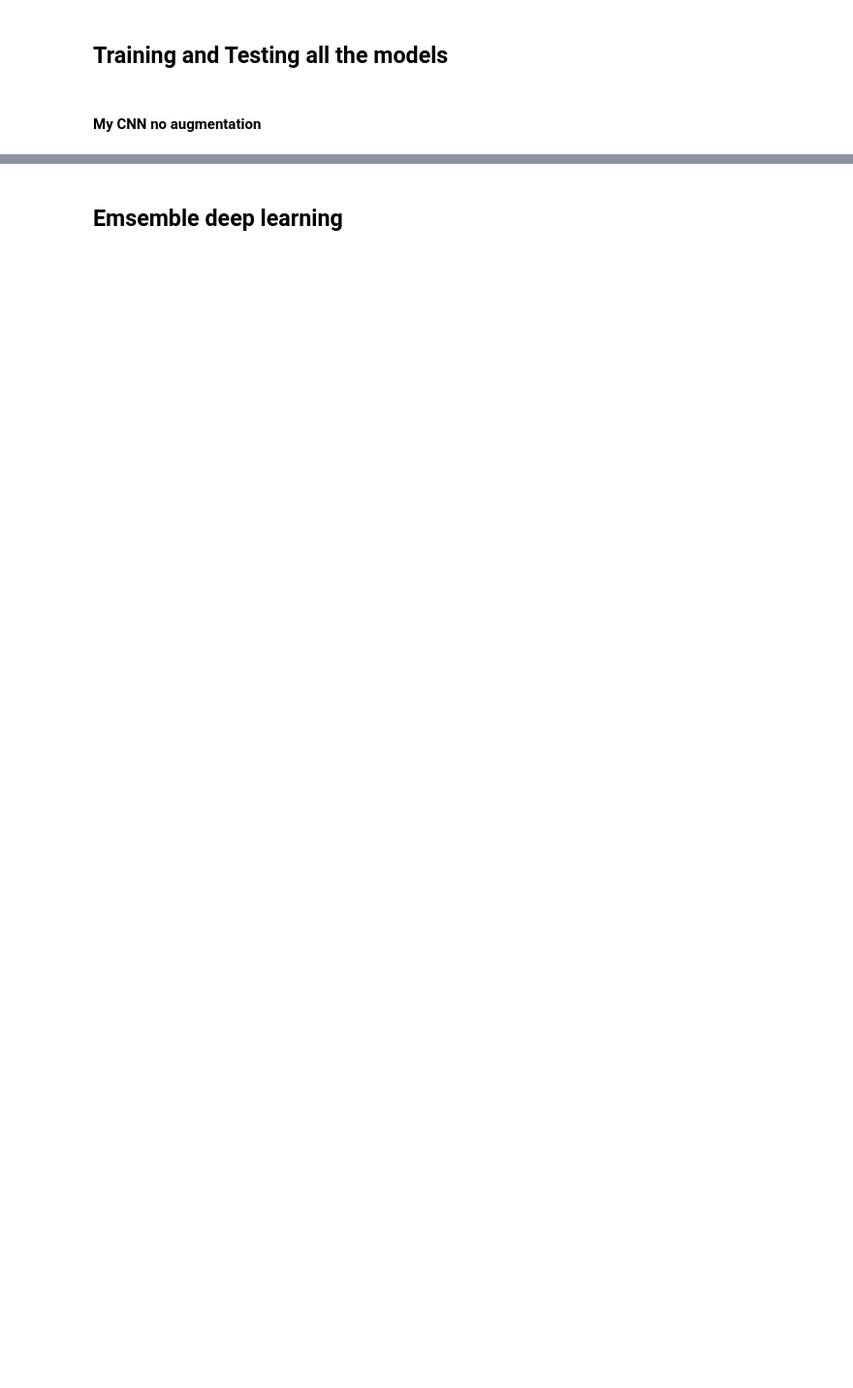
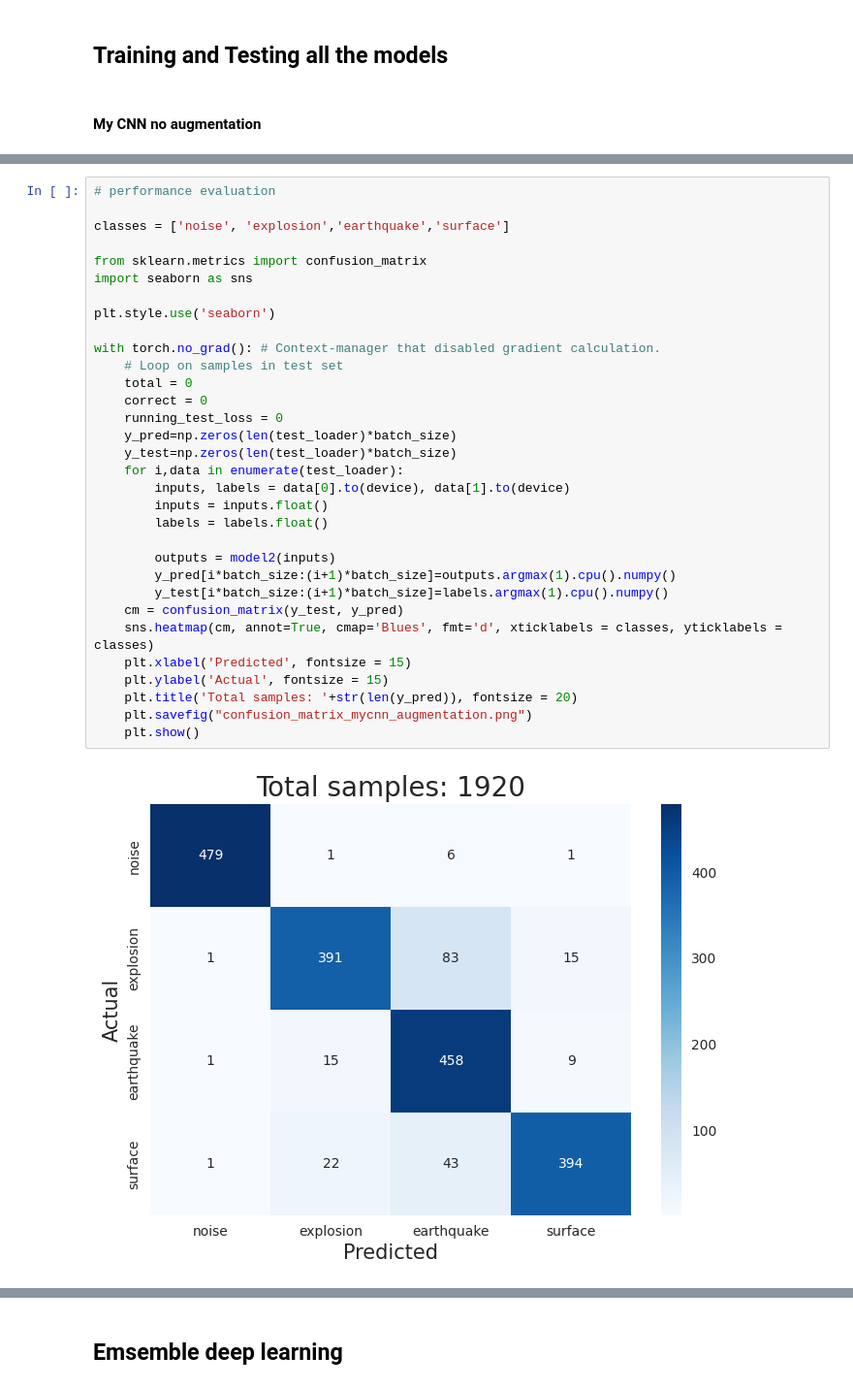
Before and after one commit to Akashkharita/PNW_Seismic_Event_Classification, a Jupyter notebook: deep_learning/Train_ensemble_CNN_models.ipynb, the cells around one changed output, grey strips where cells are left out. Shown at 97% size. Drawn from its saved outputs; the diff is of its cells as text; blank space fills up the shorter version.

```diff
--- a/deep_learning/Train_ensemble_CNN_models.ipynb
+++ b/deep_learning/Train_ensemble_CNN_models.ipynb
@@ -654 +639,35 @@ plt.savefig("mycnn_augmentation.png")
 <Figure size 640x480 with 0 Axes>
+# %%
+# performance evaluation
+
+classes = ['noise', 'explosion','earthquake','surface']
+
+from sklearn.metrics import confusion_matrix
+import seaborn as sns
+
+plt.style.use('seaborn')
+
+with torch.no_grad(): # Context-manager that disabled gradient calculation.
+    # Loop on samples in test set
+    total = 0
+    correct = 0
+    running_test_loss = 0
+    y_pred=np.zeros(len(test_loader)*batch_size)
+    y_test=np.zeros(len(test_loader)*batch_size)
+    for i,data in enumerate(test_loader):
+        inputs, labels = data[0].to(device), data[1].to(device)
+        inputs = inputs.float()
+        labels = labels.float()
+
+        outputs = model2(inputs)
+        y_pred[i*batch_size:(i+1)*batch_size]=outputs.argmax(1).cpu().numpy()
+        y_test[i*batch_size:(i+1)*batch_size]=labels.argmax(1).cpu().numpy()
+    cm = confusion_matrix(y_test, y_pred)
+    sns.heatmap(cm, annot=True, cmap='Blues', fmt='d', xticklabels = classes, yticklabels = classes)
+    plt.xlabel('Predicted', fontsize = 15)
+    plt.ylabel('Actual', fontsize = 15)
+    plt.title('Total samples: '+str(len(y_pred)), fontsize = 20)
+    plt.savefig("confusion_matrix_mycnn_augmentation.png")
+    plt.show()
+# %% [output]
+[figure, added]
```
Also changed, not shown: parts of 21 cells of this notebook, 11 other files.
